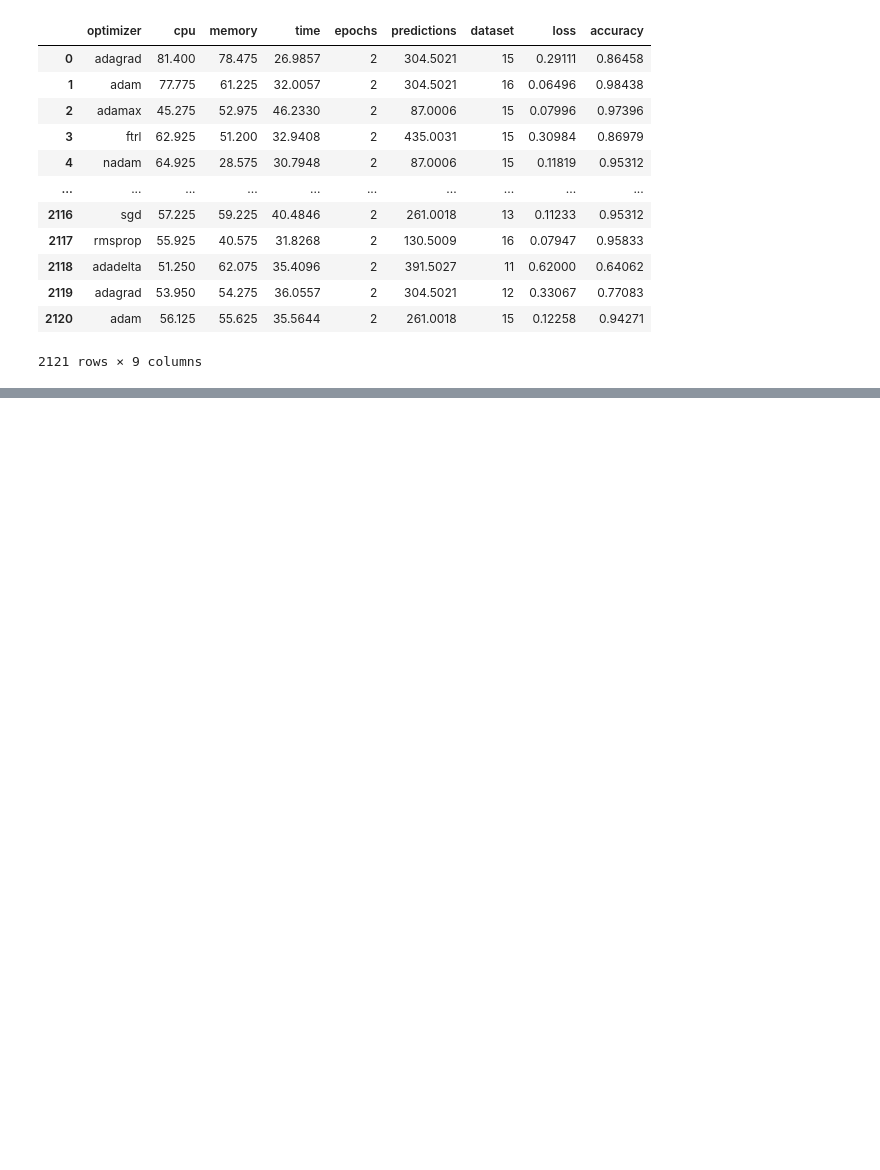
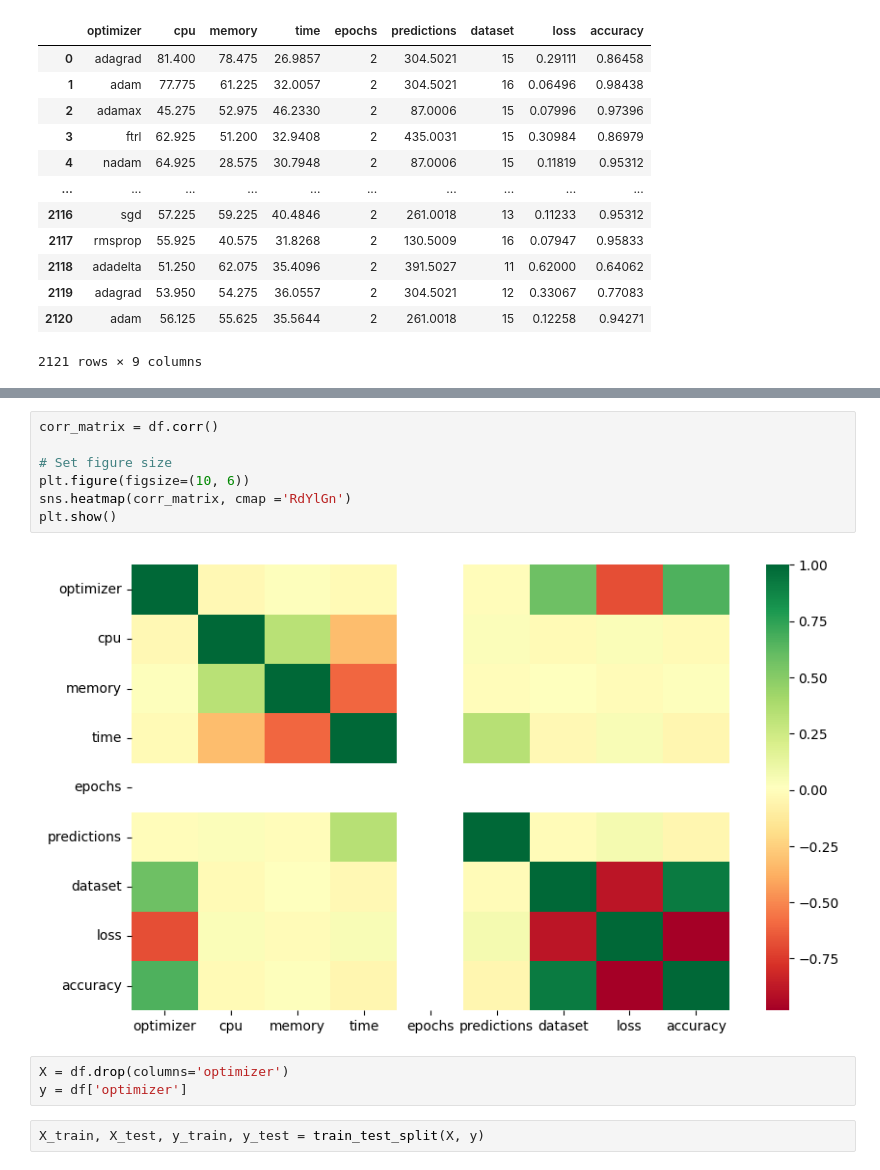
Before and after one commit to it21053528/Fiverr-Freelancing, a Jupyter notebook: Nimendrak/model.ipynb, the cells around one changed output, grey strips where cells are left out. Saved outputs shown, nothing was run; the diff lists cells and outputs as text; blank space fills up the shorter version.

```diff
--- a/Nimendrak/model.ipynb
+++ b/Nimendrak/model.ipynb
@@ -24,0 +102,14 @@ df
+# %%
+corr_matrix = df.corr()
+
+# Set figure size
+plt.figure(figsize=(10, 6))
+sns.heatmap(corr_matrix, cmap ='RdYlGn')
+plt.show()
+# %% [output]
+[figure, added]
+# %%
+X = df.drop(columns='optimizer')
+y = df['optimizer']
+# %%
+X_train, X_test, y_train, y_test = train_test_split(X, y)
```
Also changed, not shown: parts of 13 cells of this notebook.
